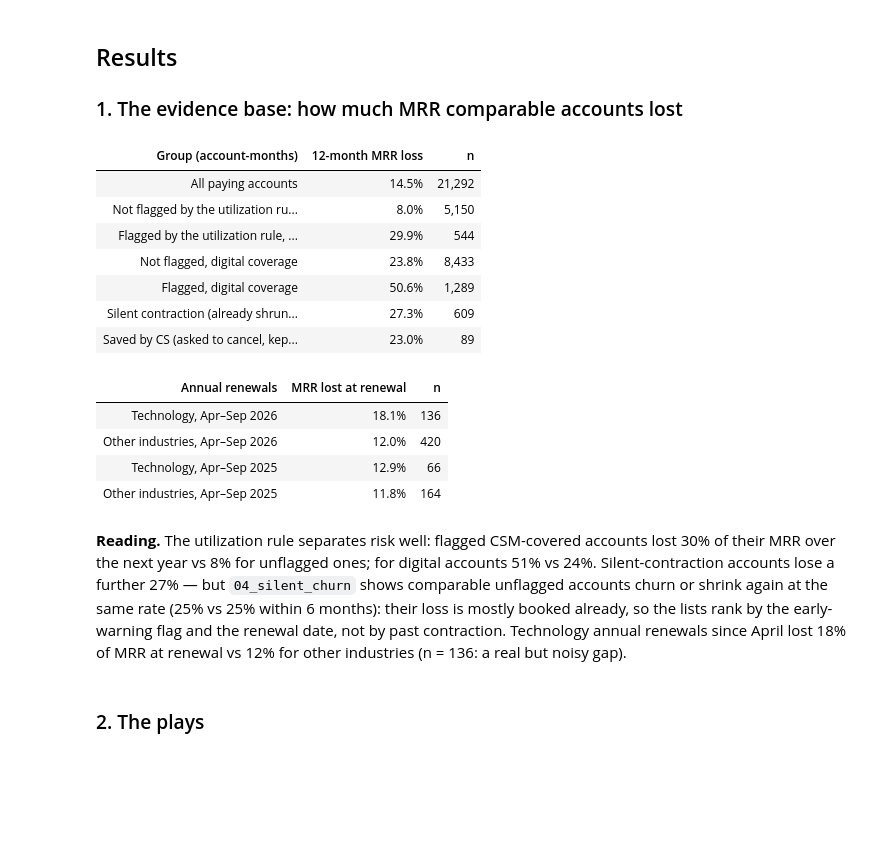
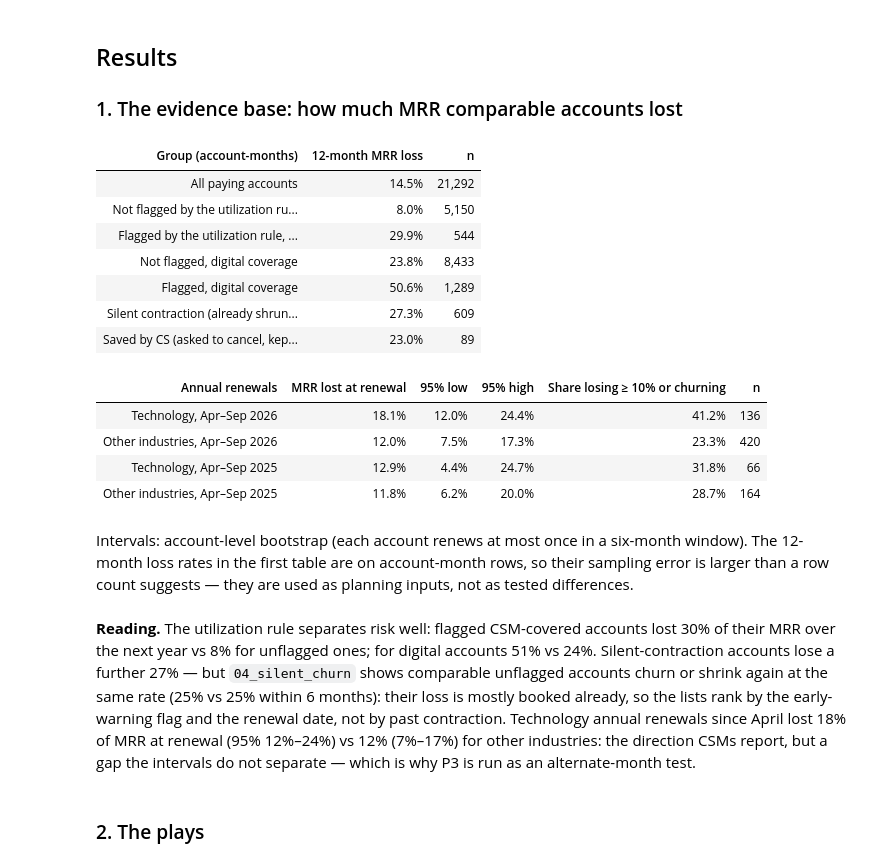
Before and after one commit to edwinzhang98/saas-subscription-revenue-analysis, a Jupyter notebook: notebooks/05_recommendations.ipynb, the cells around one changed output. Saved outputs shown, nothing was run; the diff lists cells and outputs as text; code cells hidden in the pictures; blank space fills up the shorter version.

Commit message:
Notebook 05 renewal intervals, CS-save 12-month caveat, P4 list wording, two-step upgrade fall wording

```diff
--- a/notebooks/05_recommendations.ipynb
+++ b/notebooks/05_recommendations.ipynb
@@ -92,52 +92,59 @@ cohorts. P5 (packaging) and P7 (dunning) act on flows, not lists.
 # %%
 rows = [
     ("All paying accounts", "all_paying"),
     ("Not flagged by the utilization rule, CSM-covered", "not_flagged_csm"),
     ("Flagged by the utilization rule, CSM-covered", "early_warning_csm"),
     ("Not flagged, digital coverage", "not_flagged_digital"),
     ("Flagged, digital coverage", "early_warning_digital"),
     ("Silent contraction (already shrunk ≥ 20%)", "silent"),
     ("Saved by CS (asked to cancel, kept smaller)", "saved_re_risk"),
 ]
 ev = pd.DataFrame([(lab, rates[key], rates[f"{key}_n"]) for lab, key in rows], columns=["Group (account-months)", "12-month MRR loss", "n"])
 ren = pd.DataFrame([
-    ("Technology, Apr–Sep 2026", rates["renewal_loss_tech_apr_sep_2026"], rates["renewal_loss_tech_apr_sep_2026_n"]),
-    ("Other industries, Apr–Sep 2026", rates["renewal_loss_non_tech_apr_sep_2026"], rates["renewal_loss_non_tech_apr_sep_2026_n"]),
-    ("Technology, Apr–Sep 2025", rates["renewal_loss_tech_apr_sep_2025"], rates["renewal_loss_tech_apr_sep_2025_n"]),
-    ("Other industries, Apr–Sep 2025", rates["renewal_loss_non_tech_apr_sep_2025"], rates["renewal_loss_non_tech_apr_sep_2025_n"]),
-], columns=["Annual renewals", "MRR lost at renewal", "n"])
+    (lab, rates[f"renewal_loss_{g}_{w}"], rates[f"renewal_loss_{g}_{w}_lo"], rates[f"renewal_loss_{g}_{w}_hi"],
+     rates[f"renewal_event_rate_{g}_{w}"], rates[f"renewal_loss_{g}_{w}_n"])
+    for lab, g, w in [("Technology, Apr–Sep 2026", "tech", "apr_sep_2026"), ("Other industries, Apr–Sep 2026", "non_tech", "apr_sep_2026"),
+                      ("Technology, Apr–Sep 2025", "tech", "apr_sep_2025"), ("Other industries, Apr–Sep 2025", "non_tech", "apr_sep_2025")]
+], columns=["Annual renewals", "MRR lost at renewal", "95% low", "95% high", "Share losing ≥ 10% or churning", "n"])
 display(ev.style.format({"12-month MRR loss": "{:.1%}", "n": "{:,}"}).hide(axis="index"))
-display(ren.style.format({"MRR lost at renewal": "{:.1%}", "n": "{:,}"}).hide(axis="index"))
+display(ren.style.format({"MRR lost at renewal": "{:.1%}", "95% low": "{:.1%}", "95% high": "{:.1%}",
+                          "Share losing ≥ 10% or churning": "{:.1%}", "n": "{:,}"}).hide(axis="index"))
+md("Intervals: account-level bootstrap (each account renews at most once in a six-month window). The 12-month loss rates in the "
+   "first table are on account-month rows, so their sampling error is larger than a row count suggests — they are used as "
+   "planning inputs, not as tested differences.")
 # %% [output]
 | Group (account-months) | 12-month MRR loss | n |
 | All paying accounts | 14.5% | 21,292 |
 | Not flagged by the utilization ru... | 8.0% | 5,150 |
 | Flagged by the utilization rule, ... | 29.9% | 544 |
 | Not flagged, digital coverage | 23.8% | 8,433 |
 | Flagged, digital coverage | 50.6% | 1,289 |
 | Silent contraction (already shrun... | 27.3% | 609 |
 | Saved by CS (asked to cancel, kep... | 23.0% | 89 |
-| Annual renewals | MRR lost at renewal | n |
-| Technology, Apr–Sep 2026 | 18.1% | 136 |
-| Other industries, Apr–Sep 2026 | 12.0% | 420 |
-| Technology, Apr–Sep 2025 | 12.9% | 66 |
-| Other industries, Apr–Sep 2025 | 11.8% | 164 |
+| Annual renewals | MRR lost at renewal | 95% low | 95% high | Share losing ≥ 10% or churning | n |
+| Technology, Apr–Sep 2026 | 18.1% | 12.0% | 24.4% | 41.2% | 136 |
+| Other industries, Apr–Sep 2026 | 12.0% | 7.5% | 17.3% | 23.3% | 420 |
+| Technology, Apr–Sep 2025 | 12.9% | 4.4% | 24.7% | 31.8% | 66 |
+| Other industries, Apr–Sep 2025 | 11.8% | 6.2% | 20.0% | 28.7% | 164 |
+Intervals: account-level bootstrap (each account renews at most once in a six-month window). The 12-month loss rates in the first table are on account-month rows, so their sampling error is larger than a row count suggests — they are used as planning inputs, not as tested differences.
 # %%
 md(f"""**Reading.** The utilization rule separates risk well: flagged CSM-covered accounts lost {pct(rates['early_warning_csm'], 0)} of their MRR over the
 next year vs {pct(rates['not_flagged_csm'], 0)} for unflagged ones; for digital accounts {pct(rates['early_warning_digital'], 0)} vs {pct(rates['not_flagged_digital'], 0)}.
 Silent-contraction accounts lose a further {pct(rates['silent'], 0)} — but `04_silent_churn` shows comparable unflagged accounts churn or shrink again at the
 same rate ({pct(k_sc['followup']['silent_loss_6m'], 0)} vs {pct(k_sc['followup']['unflagged_matched_loss_6m'], 0)} within 6 months): their loss is mostly booked
 already, so the lists rank by the early-warning flag and the renewal date, not by past contraction. Technology annual renewals since April lost
-{pct(rates['renewal_loss_tech_apr_sep_2026'], 0)} of MRR at renewal vs {pct(rates['renewal_loss_non_tech_apr_sep_2026'], 0)} for other industries
-(n = {rates['renewal_loss_tech_apr_sep_2026_n']}: a real but noisy gap).""")
+{pct(rates['renewal_loss_tech_apr_sep_2026'], 0)} of MRR at renewal (95% {pct(rates['renewal_loss_tech_apr_sep_2026_lo'], 0)}–{pct(rates['renewal_loss_tech_apr_sep_2026_hi'], 0)}) vs
+{pct(rates['renewal_loss_non_tech_apr_sep_2026'], 0)} ({pct(rates['renewal_loss_non_tech_apr_sep_2026_lo'], 0)}–{pct(rates['renewal_loss_non_tech_apr_sep_2026_hi'], 0)}) for other industries:
+the direction CSMs report, but a gap the intervals do not separate — which is why P3 is run as an alternate-month test.""")
 # %% [output]
 **Reading.** The utilization rule separates risk well: flagged CSM-covered accounts lost 30% of their MRR over the
 next year vs 8% for unflagged ones; for digital accounts 51% vs 24%.
 Silent-contraction accounts lose a further 27% — but `04_silent_churn` shows comparable unflagged accounts churn or shrink again at the
 same rate (25% vs 25% within 6 months): their loss is mostly booked
 already, so the lists rank by the early-warning flag and the renewal date, not by past contraction. Technology annual renewals since April lost
-18% of MRR at renewal vs 12% for other industries
-(n = 136: a real but noisy gap).
+18% of MRR at renewal (95% 12%–24%) vs
+12% (7%–17%) for other industries:
+the direction CSMs report, but a gap the intervals do not separate — which is why P3 is run as an alternate-month test.
 # %% [markdown]
 ### 2. The plays
 # %%
```
Also changed, not shown: parts of 1 cell of this notebook, 4 other files.
